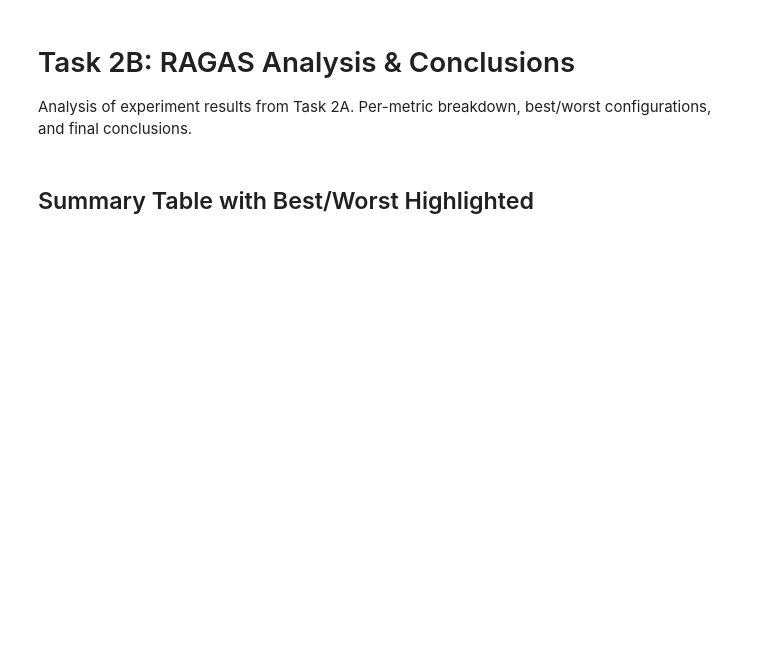
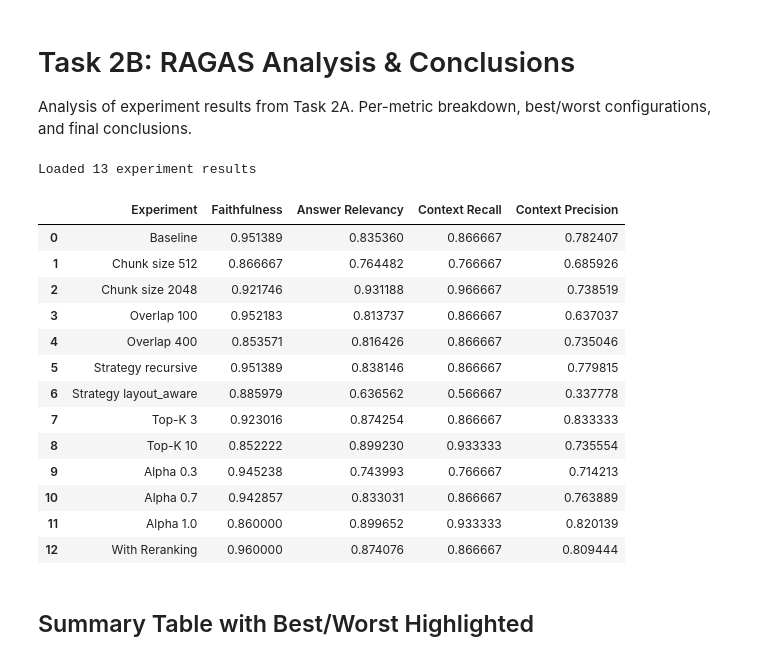
Before and after one commit to ti1ek/rag-pipeline, a Jupyter notebook: notebooks/task2b_ragas_analysis.ipynb, the cells around one changed output. Drawn from its saved outputs; the diff is of its cells as text; code cells hidden in the pictures; blank space fills up the shorter version.

```diff
--- a/notebooks/task2b_ragas_analysis.ipynb
+++ b/notebooks/task2b_ragas_analysis.ipynb
@@ -11,11 +10,27 @@ import pandas as pd
 from src.evaluation import results_to_dataframe
 # %%
-with open("../data/experiment_results.pkl", "rb") as f:
-    all_results = pickle.load(f)
+with open("../data/experiment_results.json", "r", encoding="utf-8") as f:
+    all_results = json.load(f)
 
 df = results_to_dataframe(all_results)
 print(f"Loaded {len(df)} experiment results")
 df
+# %% [output]
+Loaded 13 experiment results
+|  | Experiment | Faithfulness | Answer Relevancy | Context Recall | Context Precision |
+| 0 | Baseline | 0.951389 | 0.835360 | 0.866667 | 0.782407 |
+| 1 | Chunk size 512 | 0.866667 | 0.764482 | 0.766667 | 0.685926 |
+| 2 | Chunk size 2048 | 0.921746 | 0.931188 | 0.966667 | 0.738519 |
+| 3 | Overlap 100 | 0.952183 | 0.813737 | 0.866667 | 0.637037 |
+| 4 | Overlap 400 | 0.853571 | 0.816426 | 0.866667 | 0.735046 |
+| 5 | Strategy recursive | 0.951389 | 0.838146 | 0.866667 | 0.779815 |
+| 6 | Strategy layout_aware | 0.885979 | 0.636562 | 0.566667 | 0.337778 |
+| 7 | Top-K 3 | 0.923016 | 0.874254 | 0.866667 | 0.833333 |
+| 8 | Top-K 10 | 0.852222 | 0.899230 | 0.933333 | 0.735554 |
+| 9 | Alpha 0.3 | 0.945238 | 0.743993 | 0.766667 | 0.714213 |
+| 10 | Alpha 0.7 | 0.942857 | 0.833031 | 0.866667 | 0.763889 |
+| 11 | Alpha 1.0 | 0.860000 | 0.899652 | 0.933333 | 0.820139 |
+| 12 | With Reranking | 0.960000 | 0.874076 | 0.866667 | 0.809444 |
 # %% [markdown]
 ## Summary Table with Best/Worst Highlighted
 # %%
```
Also changed, not shown: parts of 6 cells of this notebook, 15 other files.
